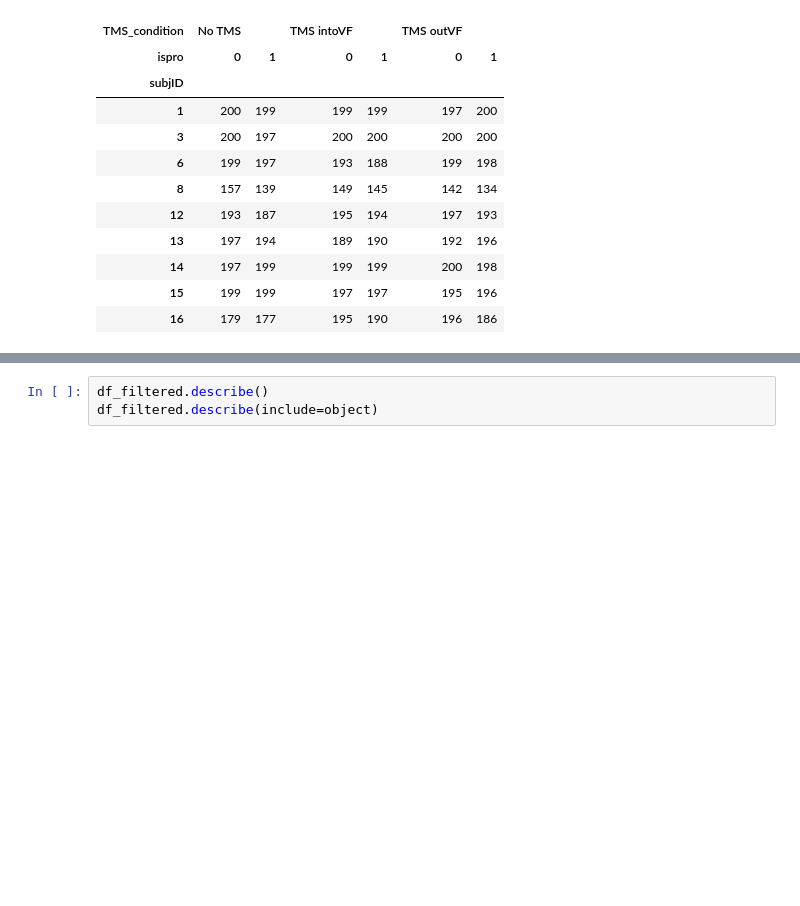
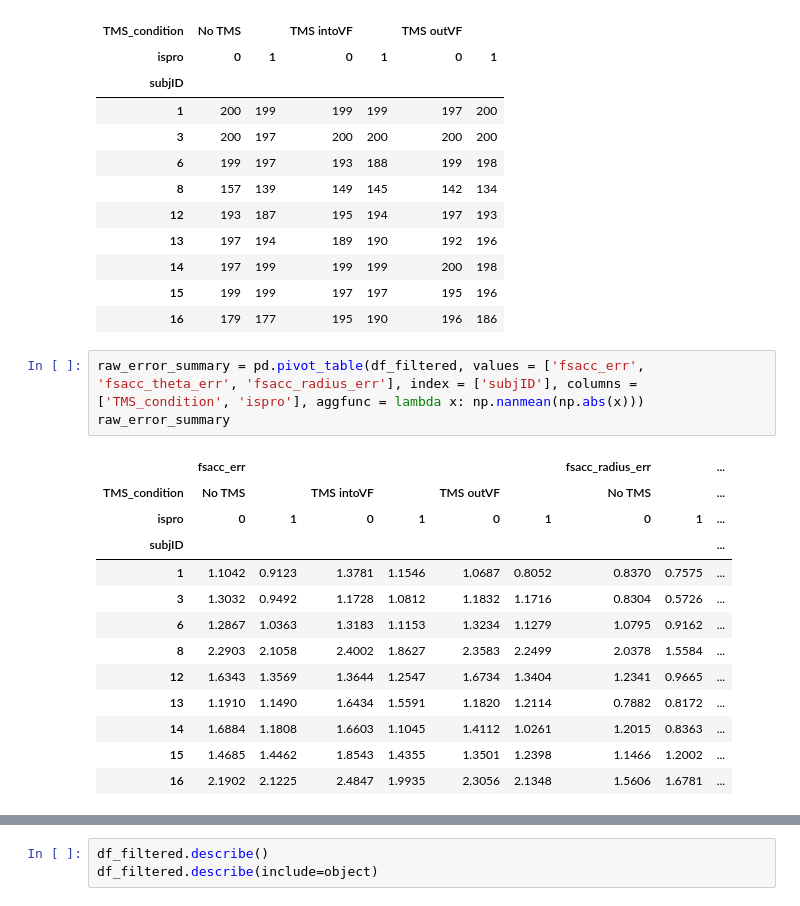
Before and after one commit to mindemory/mgs_stimul, a Jupyter notebook: mgsAnalysis/analysisEye/main.ipynb, the cells around one changed output, grey strips where cells are left out. Drawn from its saved outputs; the diff is of its cells as text; blank space fills up the shorter version.

```diff
--- a/mgsAnalysis/analysisEye/main.ipynb
+++ b/mgsAnalysis/analysisEye/main.ipynb
@@ -84,4 +83,21 @@ table_summary
 | 14 | 197 | 199 | 199 | 199 | 200 | 198 |
 | 15 | 199 | 199 | 197 | 197 | 195 | 196 |
 | 16 | 179 | 177 | 195 | 190 | 196 | 186 |
+# %%
+raw_error_summary = pd.pivot_table(df_filtered, values = ['fsacc_err', 'fsacc_theta_err', 'fsacc_radius_err'], index = ['subjID'], columns = ['TMS_condition', 'ispro'], aggfunc = lambda x: np.nanmean(np.abs(x)))
+raw_error_summary
+# %% [output]
+|  | fsacc_err |  |  |  |  |  | fsacc_radius_err |  | ... |
+| TMS_condition | No TMS |  | TMS intoVF |  | TMS outVF |  | No TMS |  | ... |
+| ispro | 0 | 1 | 0 | 1 | 0 | 1 | 0 | 1 | ... |
+| subjID |  |  |  |  |  |  |  |  | ... |
+| 1 | 1.1042 | 0.9123 | 1.3781 | 1.1546 | 1.0687 | 0.8052 | 0.8370 | 0.7575 | ... |
+| 3 | 1.3032 | 0.9492 | 1.1728 | 1.0812 | 1.1832 | 1.1716 | 0.8304 | 0.5726 | ... |
+| 6 | 1.2867 | 1.0363 | 1.3183 | 1.1153 | 1.3234 | 1.1279 | 1.0795 | 0.9162 | ... |
+| 8 | 2.2903 | 2.1058 | 2.4002 | 1.8627 | 2.3583 | 2.2499 | 2.0378 | 1.5584 | ... |
+| 12 | 1.6343 | 1.3569 | 1.3644 | 1.2547 | 1.6734 | 1.3404 | 1.2341 | 0.9665 | ... |
+| 13 | 1.1910 | 1.1490 | 1.6434 | 1.5591 | 1.1820 | 1.2114 | 0.7882 | 0.8172 | ... |
+| 14 | 1.6884 | 1.1808 | 1.6603 | 1.1045 | 1.4112 | 1.0261 | 1.2015 | 0.8363 | ... |
+| 15 | 1.4685 | 1.4462 | 1.8543 | 1.4355 | 1.3501 | 1.2398 | 1.1466 | 1.2002 | ... |
+| 16 | 2.1902 | 2.1225 | 2.4847 | 1.9935 | 2.3056 | 2.1348 | 1.5606 | 1.6781 | ... |
 # %%
```
Also changed, not shown: parts of 8 cells of this notebook, 3 other files.
